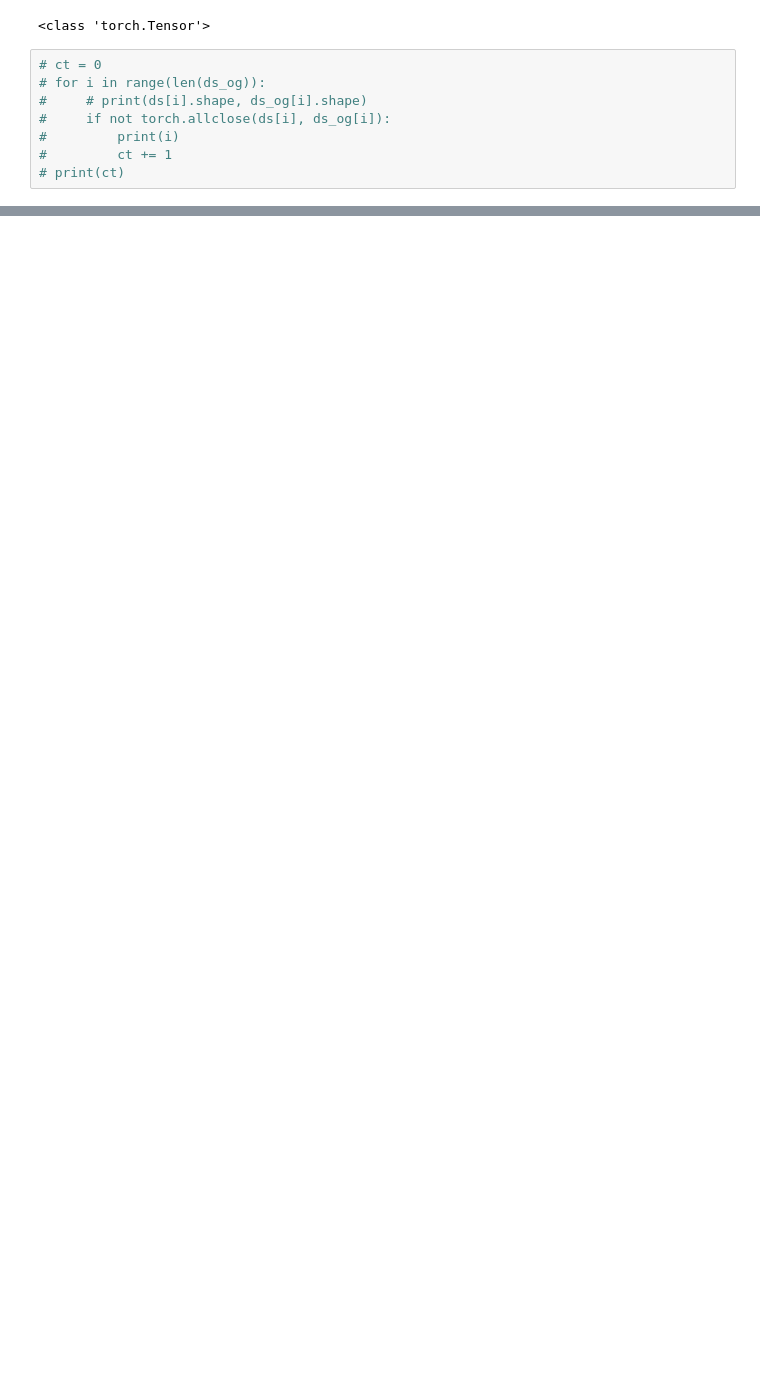
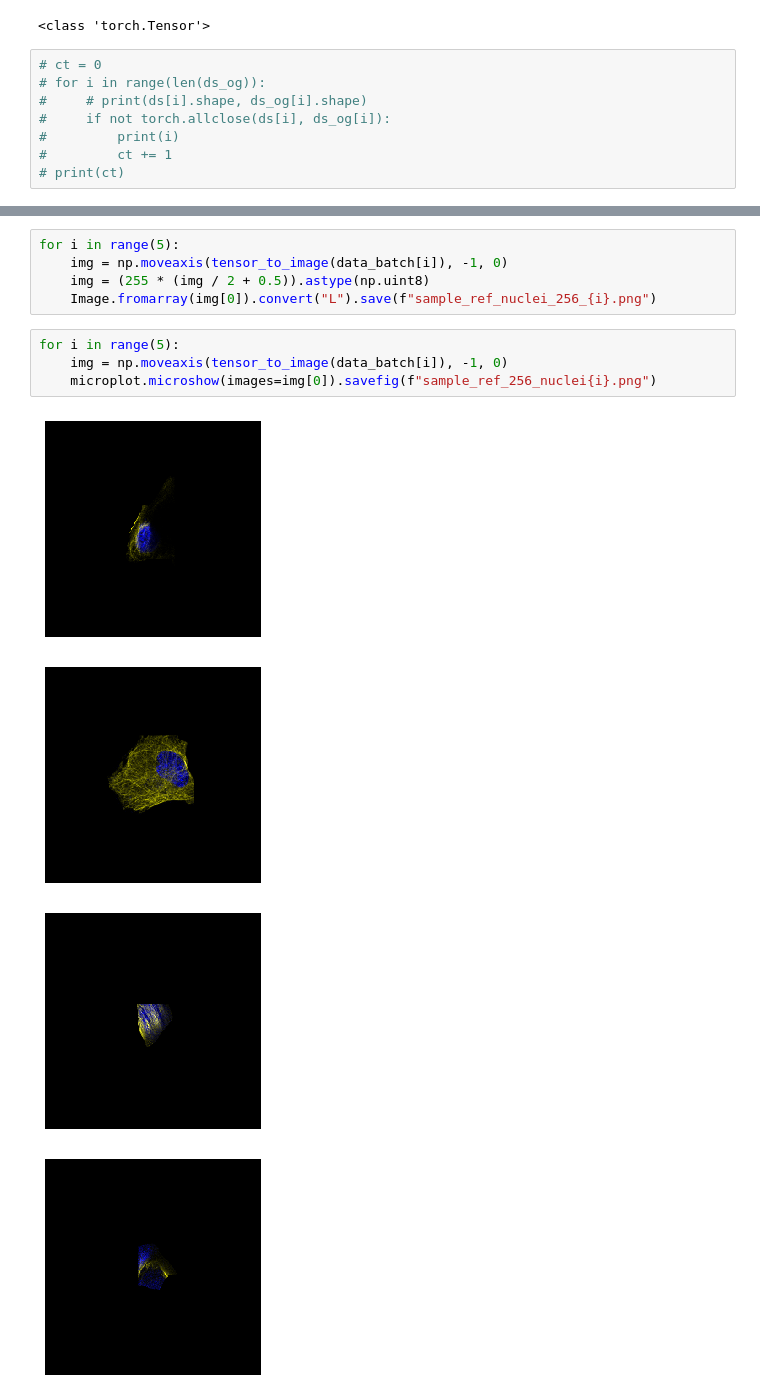
Before and after one commit to ishan-gaur/implicit-cell-model, a Jupyter notebook: dataloader.ipynb, the cells around one changed output, grey strips where cells are left out. Cells and saved outputs as stored; diff of their text form; blank space fills up the shorter version.

```diff
--- a/dataloader.ipynb
+++ b/dataloader.ipynb
@@ -113,0 +117,14 @@ Image.fromarray(img_super_small[1]).convert("L").save("sample_ref_microtubule_64
+# %%
+for i in range(5):
+    img = np.moveaxis(tensor_to_image(data_batch[i]), -1, 0)
+    img = (255 * (img / 2 + 0.5)).astype(np.uint8)
+    Image.fromarray(img[0]).convert("L").save(f"sample_ref_nuclei_256_{i}.png")
+# %%
+for i in range(5):
+    img = np.moveaxis(tensor_to_image(data_batch[i]), -1, 0)
+    microplot.microshow(images=img[0]).savefig(f"sample_ref_256_nuclei{i}.png")
+# %% [output]
+[figure, added]
+[figure, added]
+[figure, added]
+[figure, added]
```
Also changed, not shown: parts of 7 cells of this notebook, 1 other file.
